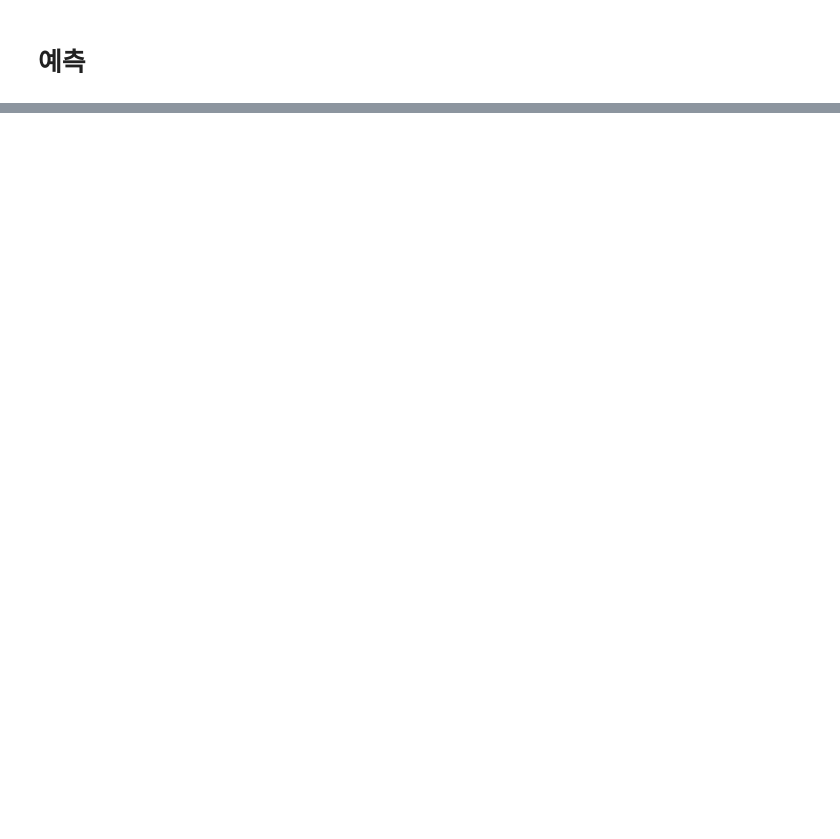
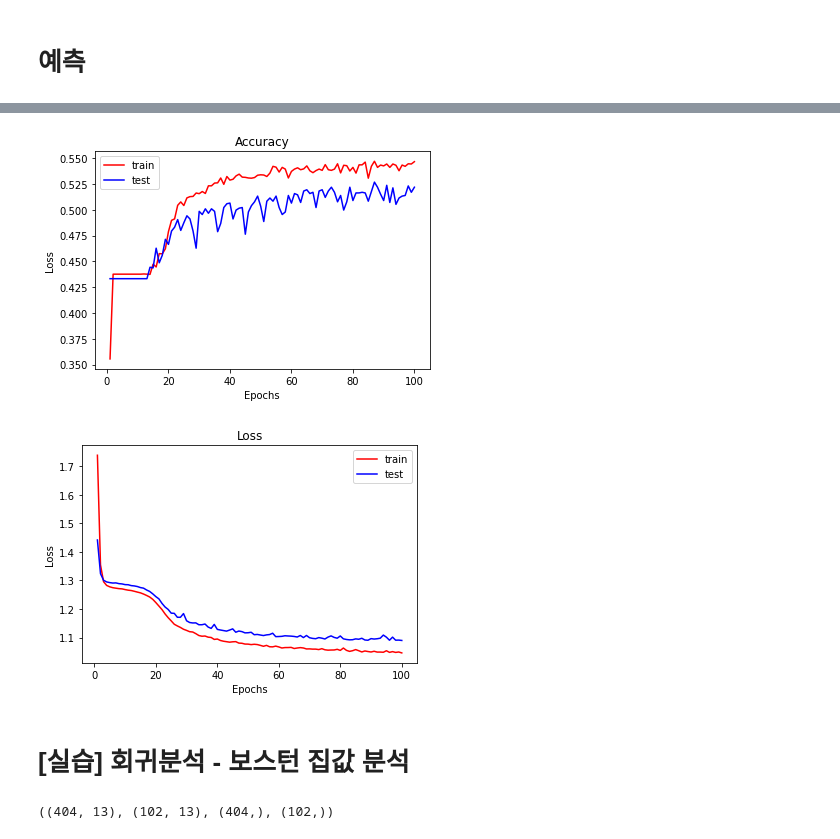
Before and after one commit to MinjuKang727/Python, a Jupyter notebook: Deep_Learning/Colab Notebooks/딥러닝01. 딥러닝 기초.ipynb, the cells around one changed output, grey strips where cells are left out. Drawn from its saved outputs; the diff is of its cells as text; code cells hidden in the pictures; blank space fills up the shorter version.

```diff
--- a/Deep_Learning/Colab Notebooks/딥러닝01. 딥러닝 기초.ipynb
+++ b/Deep_Learning/Colab Notebooks/딥러닝01. 딥러닝 기초.ipynb
@@ -318,0 +1081,6 @@ pred
+# %%
+model11.compile(loss="categorical_crossentropy",
+                optimizer="adam",
+                metrics=["accuracy"])
+# %%
+h11 = model11.fit(X_train, y_train, batch_size=100, epochs=100, validation_data=(X_test, y_test))
@@ -318,0 +1105,41 @@ pred
+# %%
+import matplotlib.pyplot as plt
+
+acc = h11.history["accuracy"]
+val_acc = h11.history["val_accuracy"]
+loss = h11.history["loss"]
+val_loss = h11.history["val_loss"]
+
+# 반복수
+x_axis = range(1, len(loss) + 1)
+
+# 정확도
+plt.plot(xaxis, acc, "r", label="train")
+plt.plot(xaxis, val_acc, "b", label="test")
+plt.legend()
+plt.xlabel("Epochs")
+plt.ylabel("Loss")
+plt.title("Accuracy")
+plt.show()
+
+# 오차
+plt.plot(xaxis, loss, "r", label="train")
+plt.plot(xaxis, val_loss, "b", label="test")
+plt.legend()
+plt.xlabel("Epochs")
+plt.ylabel("Loss")
+plt.title("Loss")
+plt.show()
+# %% [output]
+[figure, added]
+[figure, added]
+# %% [markdown]
+# [실습] 회귀분석 - 보스턴 집값 분석
+# %%
+from tensorflow.keras.datasets import boston_housing
+
+(X_train, y_train), (X_test, y_test) = boston_housing.load_data()
+
+X_train.shape, X_test.shape, y_train.shape, y_test.shape
+# %% [output]
+((404, 13), (102, 13), (404,), (102,))
```
Also changed, not shown: parts of 83 cells of this notebook.
